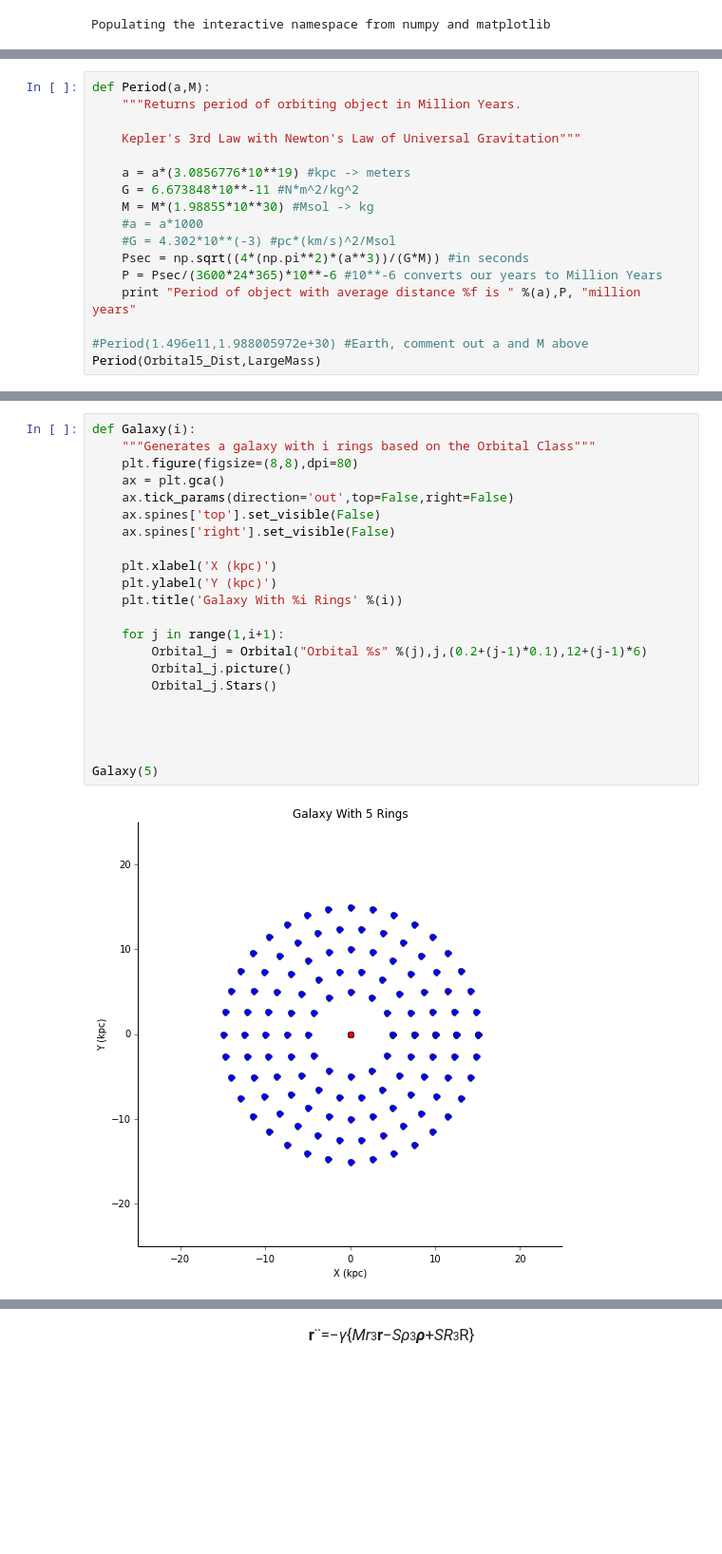
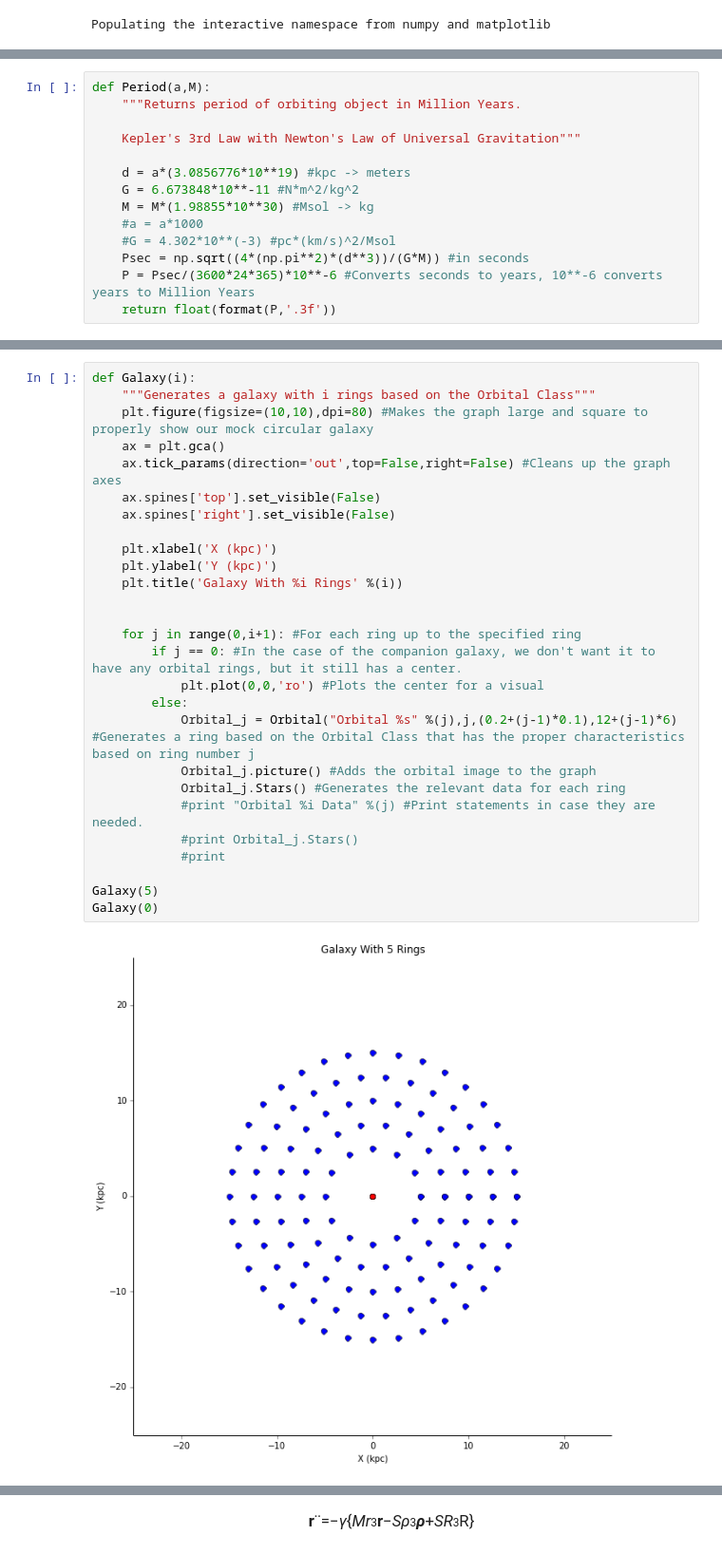
Before and after one commit to callen09/PHYS202-S14, a Jupyter notebook: GalaxyMerger/GalaxyMergerWork.ipynb, the cells around one changed output, grey strips where cells are left out. Shown at 95% size. Cells and saved outputs as stored; diff of their text form; blank space fills up the shorter version.

Commit message:
Work on GalaxyMergers

```diff
--- a/GalaxyMerger/GalaxyMergerWork.ipynb
+++ b/GalaxyMerger/GalaxyMergerWork.ipynb
@@ -53,14 +52,11 @@ def Period(a,M):
 
     Kepler's 3rd Law with Newton's Law of Universal Gravitation"""
 
-    a = a*(3.0856776*10**19) #kpc -> meters
+    d = a*(3.0856776*10**19) #kpc -> meters
     G = 6.673848*10**-11 #N*m^2/kg^2
     M = M*(1.98855*10**30) #Msol -> kg
     #a = a*1000
     #G = 4.302*10**(-3) #pc*(km/s)^2/Msol
-    Psec = np.sqrt((4*(np.pi**2)*(a**3))/(G*M)) #in seconds
-    P = Psec/(3600*24*365)*10**-6 #10**-6 converts our years to Million Years
-    print "Period of object with average distance %f is " %(a),P, "million years"
-
-#Period(1.496e11,1.988005972e+30) #Earth, comment out a and M above
-Period(Orbital5_Dist,LargeMass)
+    Psec = np.sqrt((4*(np.pi**2)*(d**3))/(G*M)) #in seconds
+    P = Psec/(3600*24*365)*10**-6 #Converts seconds to years, 10**-6 converts years to Million Years
+    return float(format(P,'.3f'))
@@ -171,24 +164,29 @@ Orbital 1 is the ring located at 5.000000 kpc from the center of the galaxy, wit
 # %%
 def Galaxy(i):
     """Generates a galaxy with i rings based on the Orbital Class"""
-    plt.figure(figsize=(8,8),dpi=80)
+    plt.figure(figsize=(10,10),dpi=80) #Makes the graph large and square to properly show our mock circular galaxy
     ax = plt.gca()
-    ax.tick_params(direction='out',top=False,right=False)
+    ax.tick_params(direction='out',top=False,right=False) #Cleans up the graph axes
     ax.spines['top'].set_visible(False)
     ax.spines['right'].set_visible(False)
 
     plt.xlabel('X (kpc)')
     plt.ylabel('Y (kpc)')
     plt.title('Galaxy With %i Rings' %(i))
 
-    for j in range(1,i+1):
-        Orbital_j = Orbital("Orbital %s" %(j),j,(0.2+(j-1)*0.1),12+(j-1)*6)
-        Orbital_j.picture()
-        Orbital_j.Stars()
 
-
-
+    for j in range(0,i+1): #For each ring up to the specified ring
+        if j == 0: #In the case of the companion galaxy, we don't want it to have any orbital rings, but it still has a center.
+            plt.plot(0,0,'ro') #Plots the center for a visual
+        else:
+            Orbital_j = Orbital("Orbital %s" %(j),j,(0.2+(j-1)*0.1),12+(j-1)*6) #Generates a ring based on the Orbital Class that has the proper characteristics based on ring number j
+            Orbital_j.picture() #Adds the orbital image to the graph
+            Orbital_j.Stars() #Generates the relevant data for each ring
+            #print "Orbital %i Data" %(j) #Print statements in case they are needed.
+            #print Orbital_j.Stars()
+            #print
 
 Galaxy(5)
+Galaxy(0)
 # %% [output]
-[figure, old version]
+[figure, new version]
```
Also changed, not shown: parts of 12 cells of this notebook, 1 other file.
